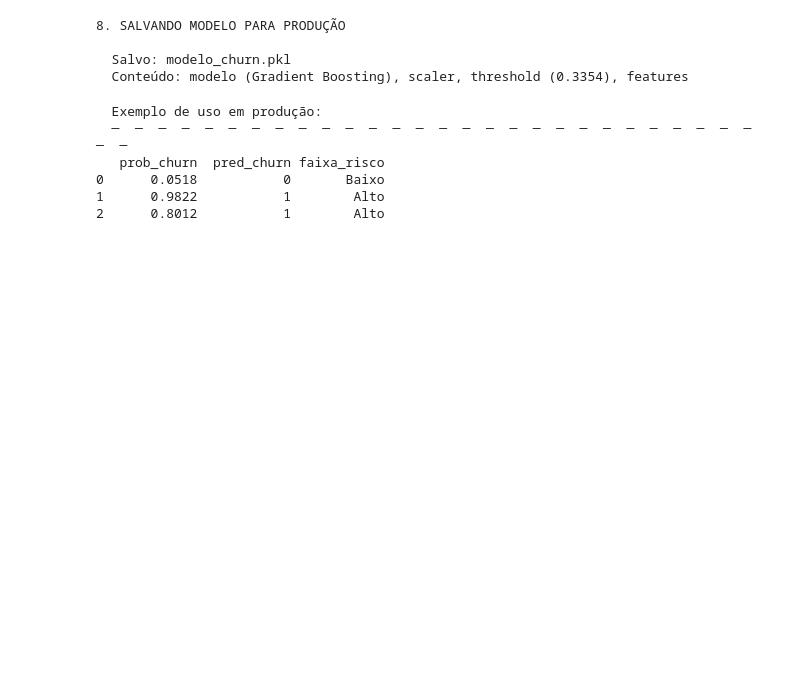
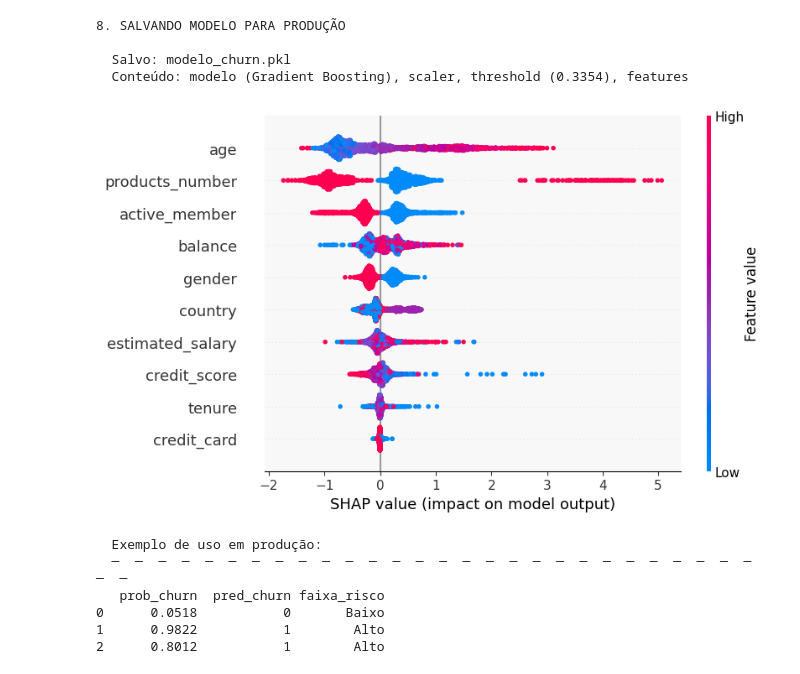
Before and after one commit to palomacdev/hackathon-churn-prediction, a Jupyter notebook: modelo/modelo_churn.ipynb, the cells around one changed output. Drawn from its saved outputs; the diff is of its cells as text; code cells hidden in the pictures; blank space fills up the shorter version.

```diff
--- a/modelo/modelo_churn.ipynb
+++ b/modelo/modelo_churn.ipynb
@@ -571,4 +571,17 @@ print(f"  Conteúdo: modelo ({melhor_nome}), scaler, threshold ({threshold_otimo
 
   Salvo: modelo_churn.pkl
   Conteúdo: modelo (Gradient Boosting), scaler, threshold (0.3354), features
+# %%
+# 9. EXPLICABILIDADE DO MODELO
+
+import shap
+
+explainer = shap.Explainer(modelo_final)
+shap_values = explainer(X_test)
+
+shap.plots.beeswarm(shap_values)
+#shap.plots.bar(shap_values)
+#shap.plots.waterfall(shap_values[0])
+# %% [output]
+[figure, added]
 # %%
```
Also changed, not shown: parts of 1 cell of this notebook, 1 other file.
